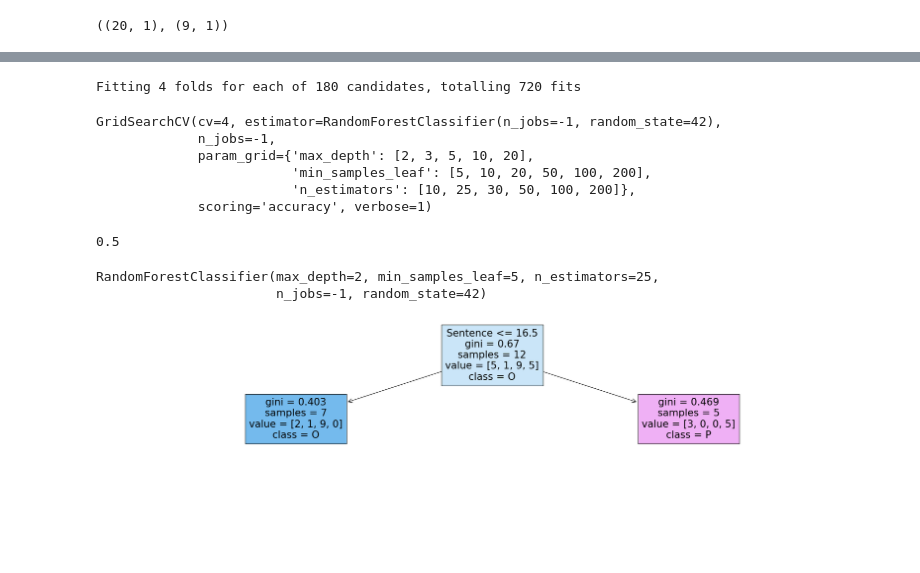
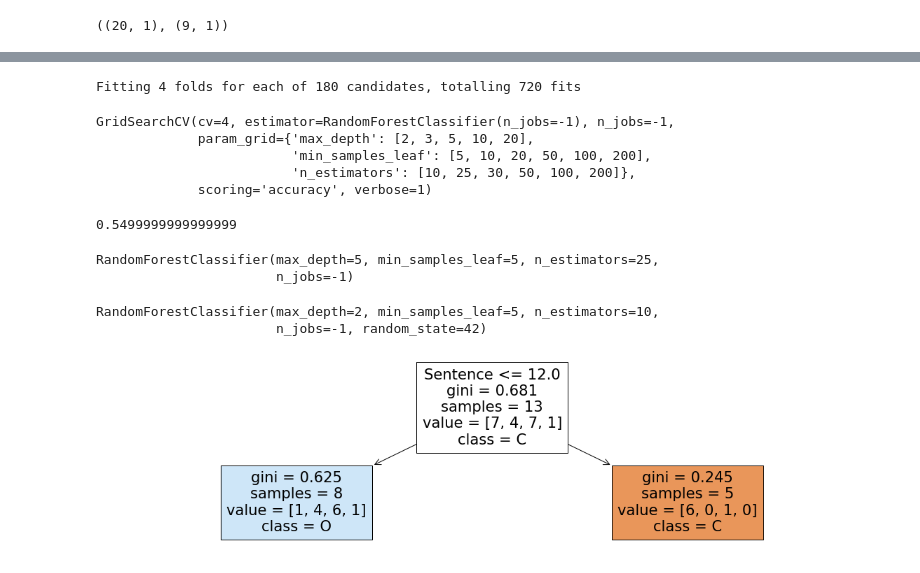
Before and after one commit to Dhyey17/LY-Project, a Jupyter notebook: PICO Classification/Classification Model.ipynb, the cells around one changed output, grey strips where cells are left out. Drawn from its saved outputs; the diff is of its cells as text; code cells hidden in the pictures; blank space fills up the shorter version.

```diff
--- a/PICO Classification/Classification Model.ipynb
+++ b/PICO Classification/Classification Model.ipynb
@@ -131,5 +122,5 @@ classifier_rf.oob_score_
 # %%
-rf = RandomForestClassifier(random_state=42, n_jobs=-1)
+rf = RandomForestClassifier(n_jobs=-1)
 params = {
     'max_depth': [2,3,5,10,20],
     'min_samples_leaf': [5,10,20,50,100,200],
@@ -143,8 +134,7 @@ grid_search = GridSearchCV(estimator=rf,param_grid=params,cv = 4,n_jobs=-1, verb
 grid_search.fit(X_train, y_train)
 # %% [output]
 Fitting 4 folds for each of 180 candidates, totalling 720 fits
-GridSearchCV(cv=4, estimator=RandomForestClassifier(n_jobs=-1, random_state=42),
-             n_jobs=-1,
+GridSearchCV(cv=4, estimator=RandomForestClassifier(n_jobs=-1), n_jobs=-1,
              param_grid={'max_depth': [2, 3, 5, 10, 20],
                          'min_samples_leaf': [5, 10, 20, 50, 100, 200],
                          'n_estimators': [10, 25, 30, 50, 100, 200]},
@@ -152,17 +142,24 @@ GridSearchCV(cv=4, estimator=RandomForestClassifier(n_jobs=-1, random_state=42),
 # %%
 grid_search.best_score_
 # %% [output]
-0.5
+0.5499999999999999
 # %%
 rf_best = grid_search.best_estimator_
 rf_best
 # %% [output]
-RandomForestClassifier(max_depth=2, min_samples_leaf=5, n_estimators=25,
-                       n_jobs=-1, random_state=42)
+RandomForestClassifier(max_depth=5, min_samples_leaf=5, n_estimators=25,
+                       n_jobs=-1)
+# %%
+classifier_rf=RandomForestClassifier(max_depth=2, min_samples_leaf=5, n_estimators=10,
+                       n_jobs=-1, random_state=42)
+classifier_rf.fit(X_train, y_train)
+# %% [output]
+RandomForestClassifier(max_depth=2, min_samples_leaf=5, n_estimators=10,
+                       n_jobs=-1, random_state=42)
 # %%
 from sklearn.tree import plot_tree
-plt.figure(figsize=(30,5))
-plot_tree(rf_best.estimators_[5],feature_names=['Sentence'],class_names=['C','I','O','P'],filled=True);
+plt.figure(figsize=(20,5))
+plot_tree(rf_best.estimators_[7],feature_names=['Sentence'],class_names=['C','I','O','P'],filled=True);
 # %% [output]
-[figure, old version]
+[figure, new version]
 # %%
```
Also changed, not shown: parts of 11 cells of this notebook.
